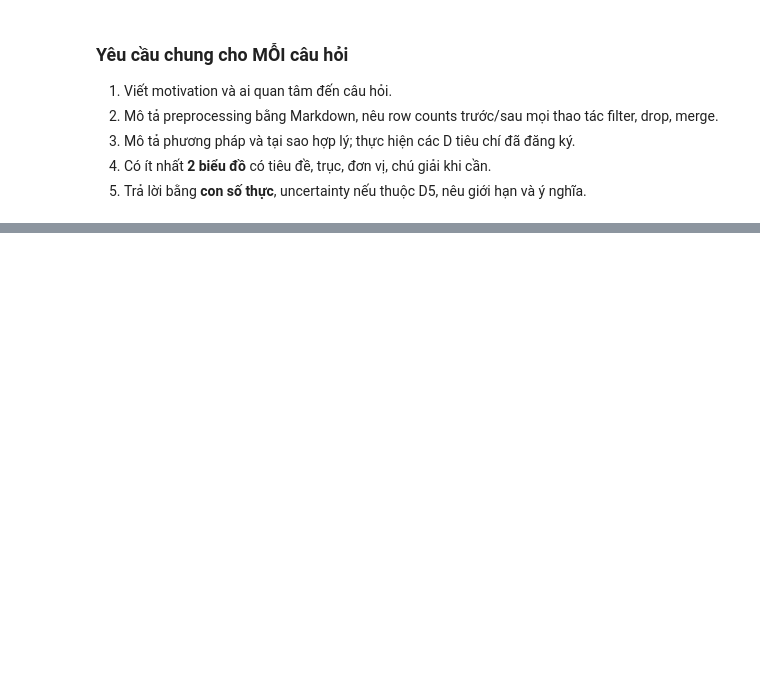
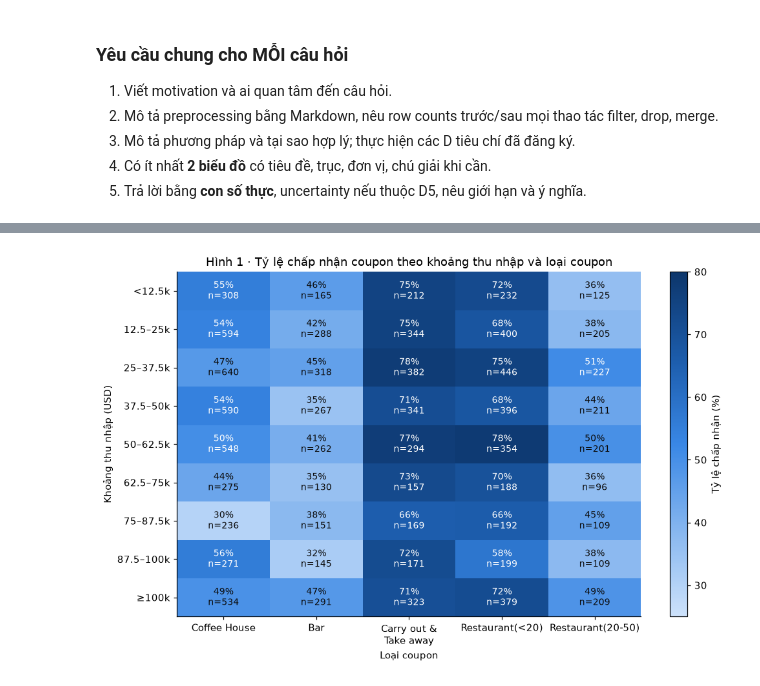
Before and after one commit to TrNhDuong/in-vehicle-coupon-analysis, a Jupyter notebook: notebooks/02C_ly_q5.ipynb, the cells around one changed output, grey strips where cells are left out. Saved outputs shown, nothing was run; the diff lists cells and outputs as text; code cells hidden in the pictures; blank space fills up the shorter version.

```diff
--- a/notebooks/02C_ly_q5.ipynb
+++ b/notebooks/02C_ly_q5.ipynb
@@ -68,0 +403,14 @@ Kiểm soát loại coupon và thói quen liên quan (D4), CI/chênh lệch (D5)
+# %%
+def rate_and_n_by_coupon(data, row_col):
+    """Hai bảng chéo row_col × coupon: tỷ lệ chấp nhận (%) và số dòng."""
+    rate = data.pivot_table(index=row_col, columns="coupon", values="Y", aggfunc="mean", observed=True)
+    count = data.pivot_table(index=row_col, columns="coupon", values="Y", aggfunc="count", observed=True)
+    return rate[COUPON_ORDER].mul(100).round(1), count[COUPON_ORDER]
+
+
+for group_col in ["age_group", "income_group"]:
+    rate_gc, n_gc = rate_and_n_by_coupon(q5, group_col)
+    print(f"Tỷ lệ chấp nhận (%) theo {group_col} × coupon")
+    display(rate_gc)
+    print(f"Số dòng n theo {group_col} × coupon")
+    display(n_gc)
@@ -68,0 +699,33 @@ Kiểm soát loại coupon và thói quen liên quan (D4), CI/chênh lệch (D5)
+# %%
+from matplotlib.colors import LinearSegmentedColormap
+
+# Bảng màu dùng chung
+INK = "#0b0b0b"          # màu chữ chính
+MUTED = "#52514e"        # màu chữ phụ, đường tham chiếu
+BLUE, ORANGE = "#2a78d6", "#eb6834"
+AGE_COLORS = ["#86b6ef", "#3987e5", "#1c5cab", "#0d366b"]   # một tông xanh, nhạt -> đậm theo thứ tự tuổi
+SEQ_BLUE = LinearSegmentedColormap.from_list("seq_blue", ["#cde2fb", "#86b6ef", "#3987e5", "#1c5cab", "#0d366b"])
+COUPON_LABELS = [name.replace(" & ", " &\n") for name in COUPON_ORDER]   # xuống dòng cho nhãn dài
+
+# Hình 1: heatmap thu nhập (9 khoảng gốc) × coupon, có n trong từng ô
+rate_ic, n_ic = rate_and_n_by_coupon(q5, "income")
+
+fig, ax = plt.subplots(figsize=(9.5, 6))
+image = ax.imshow(rate_ic.to_numpy(), cmap=SEQ_BLUE, vmin=25, vmax=80, aspect="auto")
+ax.grid(False)
+for i in range(rate_ic.shape[0]):
+    for j in range(rate_ic.shape[1]):
+        value = rate_ic.iloc[i, j]
+        text_color = "white" if value >= 50 else INK      # chữ trắng trên ô đậm để dễ đọc
+        ax.text(j, i, f"{value:.0f}%\nn={n_ic.iloc[i, j]}", ha="center", va="center", fontsize=9, color=text_color)
+ax.set_xticks(range(len(COUPON_ORDER)), COUPON_LABELS)
+ax.set_yticks(range(len(INCOME_SHORT)), INCOME_SHORT)
+ax.set_xlabel("Loại coupon")
+ax.set_ylabel("Khoảng thu nhập (USD)")
+ax.set_title("Hình 1 · Tỷ lệ chấp nhận coupon theo khoảng thu nhập và loại coupon")
+fig.colorbar(image, ax=ax, label="Tỷ lệ chấp nhận (%)")
+fig.tight_layout()
+fig.savefig(FIG_DIR / "q5_fig1_income_coupon_heatmap.png", dpi=150)
+plt.show()
+# %% [output]
+[figure, added]
```
Also changed, not shown: parts of 40 cells of this notebook, 4 other files.
